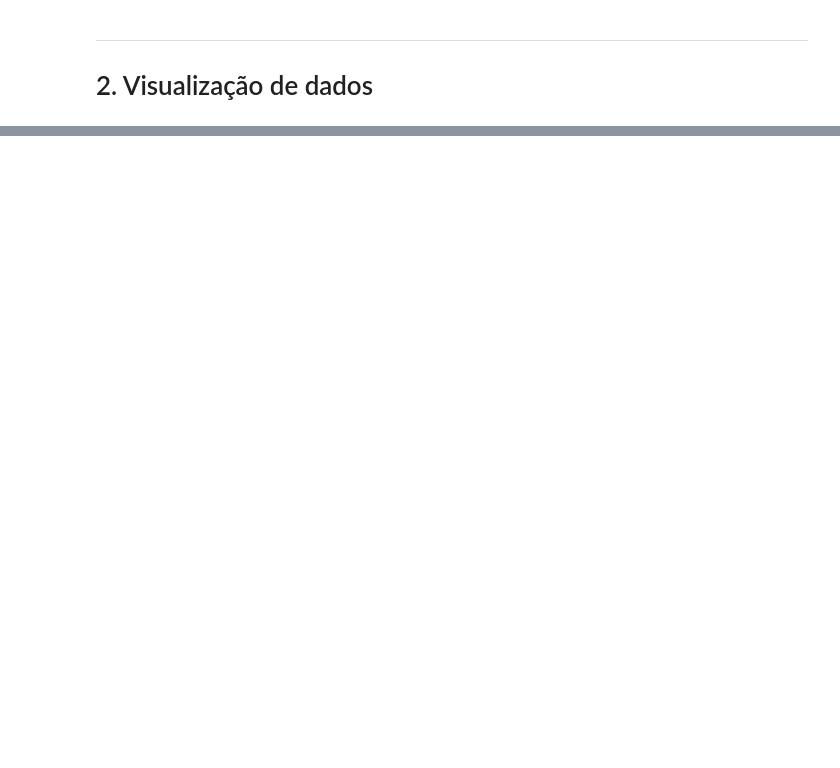
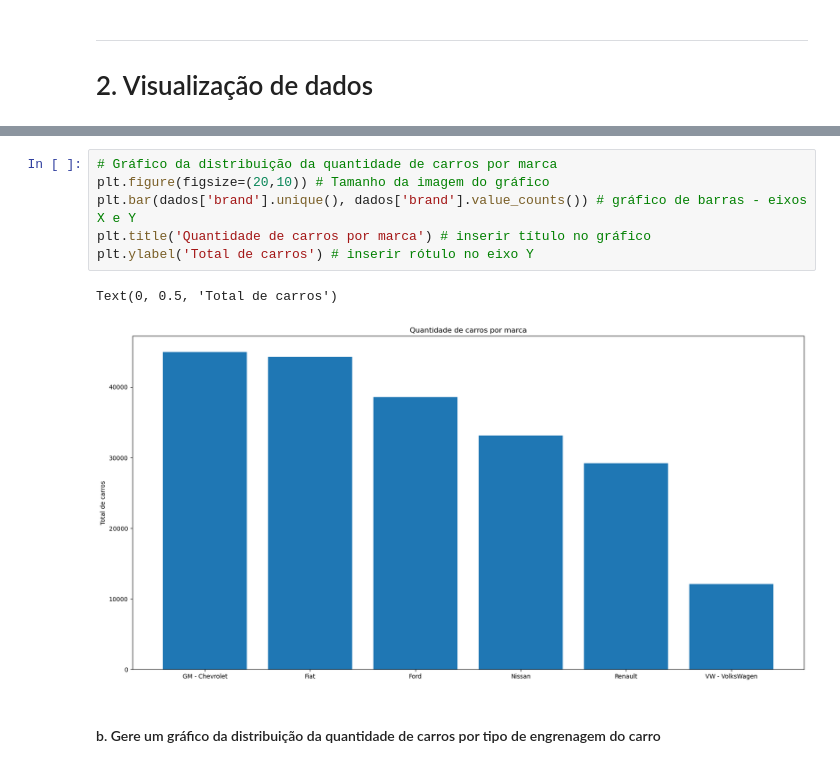
Before and after one commit to rodrigoRolim/LPA_python, a Jupyter notebook: scripts.ipynb, the cells around one changed output, grey strips where cells are left out. Saved outputs shown, nothing was run; the diff lists cells and outputs as text; blank space fills up the shorter version.

```diff
--- a/scripts.ipynb
+++ b/scripts.ipynb
@@ -266,0 +198,11 @@ Name: count, dtype: int64
+# %%
+# Gráfico da distribuição da quantidade de carros por marca
+plt.figure(figsize=(20,10)) # Tamanho da imagem do gráfico
+plt.bar(dados['brand'].unique(), dados['brand'].value_counts()) # gráfico de barras - eixos X e Y
+plt.title('Quantidade de carros por marca') # inserir título no gráfico
+plt.ylabel('Total de carros') # inserir rótulo no eixo Y
+# %% [output]
+Text(0, 0.5, 'Total de carros')
+[figure, added]
+# %% [markdown]
+#### b. Gere um gráfico da distribuição da quantidade de carros por tipo de engrenagem do carro
```
Also changed, not shown: parts of 18 cells of this notebook.
